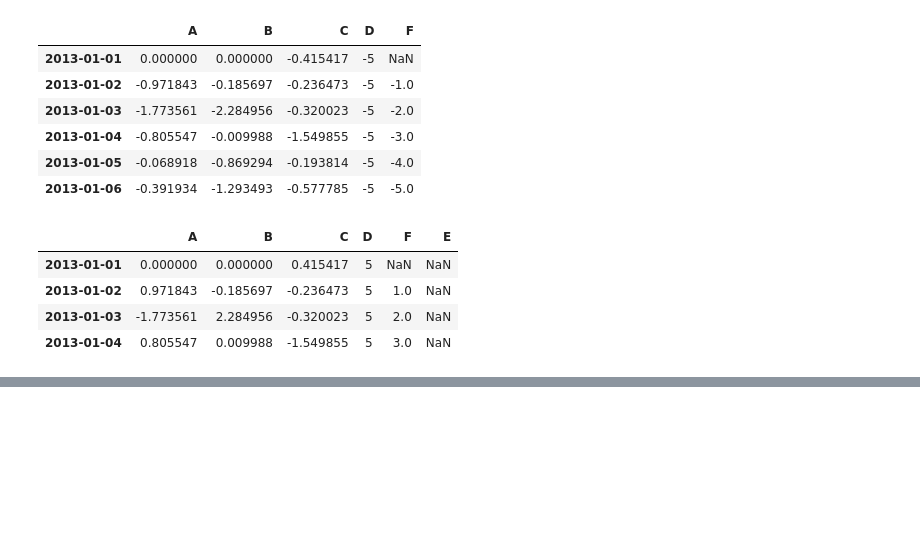
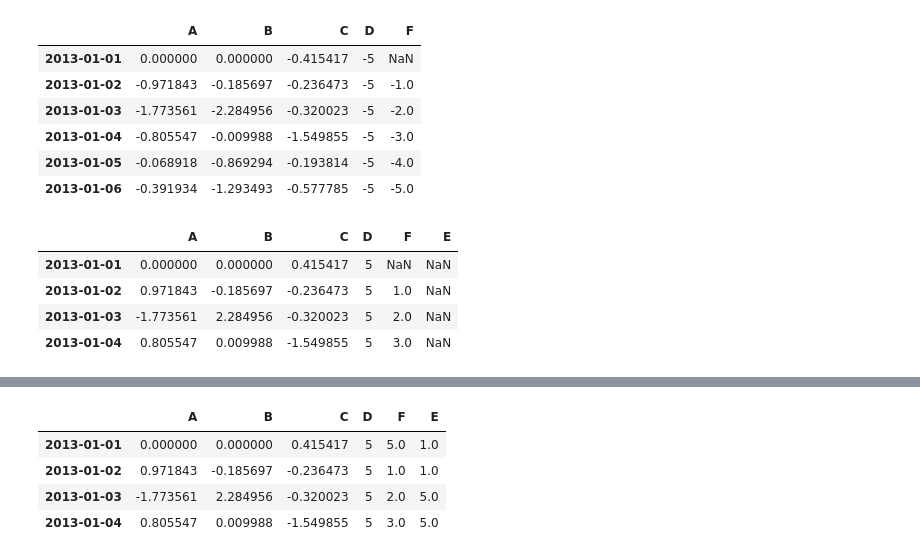
Before and after one commit to Mushaddict/Python, a Jupyter notebook: Pands入门教程/十分钟入门Pandas.ipynb, the cells around one changed output, grey strips where cells are left out. Saved outputs shown, nothing was run; the diff lists cells and outputs as text; code cells hidden in the pictures; blank space fills up the shorter version.

```diff
--- a/Pands入门教程/十分钟入门Pandas.ipynb
+++ b/Pands入门教程/十分钟入门Pandas.ipynb
@@ -476,0 +490,8 @@ df1.loc[dates[0]]
+# %%
+df1.fillna(value = 5)
+# %% [output]
+|  | A | B | C | D | F | E |
+| 2013-01-01 | 0.000000 | 0.000000 | 0.415417 | 5 | 5.0 | 1.0 |
+| 2013-01-02 | 0.971843 | -0.185697 | -0.236473 | 5 | 1.0 | 1.0 |
+| 2013-01-03 | -1.773561 | 2.284956 | -0.320023 | 5 | 2.0 | 5.0 |
+| 2013-01-04 | 0.805547 | 0.009988 | -1.549855 | 5 | 3.0 | 5.0 |
```
Also changed, not shown: parts of 6 cells of this notebook.
